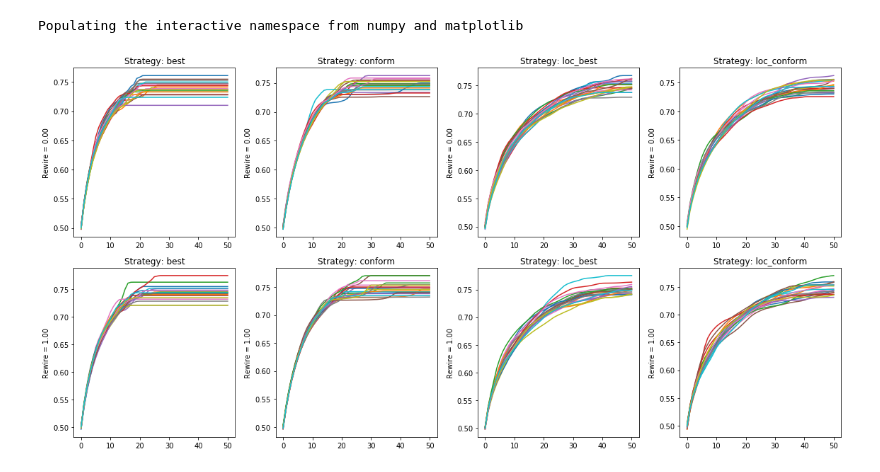
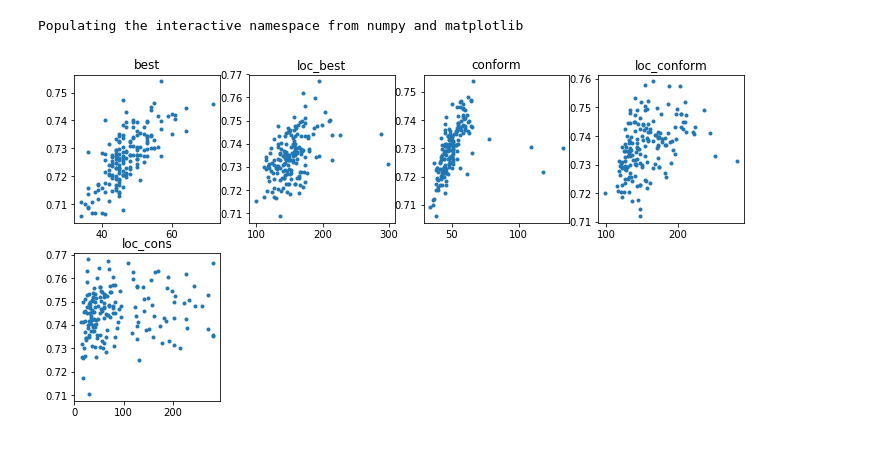
Before and after one commit to elplatt/NK-Net-Learn, a Jupyter notebook: Plot NK Network.ipynb, the cells around one changed output. Drawn from its saved outputs; the diff is of its cells as text; code cells hidden in the pictures.

```diff
--- a/Plot NK Network.ipynb
+++ b/Plot NK Network.ipynb
@@ -13,7 +23,7 @@ strategies = sorted(set(df_values["strategy"]))
 trials = sorted(set(df_values["trial"]))
 steps = sorted(set(df_values["step"]))
 # %%
-plt.figure(figsize=(16,4*len(rs)))
+plt.figure(figsize=(4*len(strategies),4*len(rs)))
 for i, r in enumerate(rs):
     df_rewire = df_values[df_values["rewire"] == r]
     for j, strategy in enumerate(strategies):
@@ -24,6 +34,5 @@ for i, r in enumerate(rs):
         for trial_n in trials:
             df_trial = df_strategy[df_strategy["trial"] == trial_n]
             plot(df_trial["step"], df_trial["value"])
+        plt.ylim([0.5, 0.8])
 plt.tight_layout()
-# %% [output]
-[figure, removed]
@@ -29,0 +49,38 @@ plt.tight_layout()
+# %%
+d_trial = []
+d_strat = []
+d_eff = []
+d_perf = []
+d_rewire = []
+d_degree = []
+d_converge = []
+for i, trial in enumerate(sorted(set(df_values["trial"]))):
+    for j, strategy in enumerate(strategies):
+        df_strat = df_values[df_values["strategy"] == strategy]
+        df = df_strat[df_strat["trial"] == trial]
+        eff = values_to_efficiency(list(df["value"]))
+        d_converge.append(values_to_converge(list(df["value"])))
+        d_trial.append(trial)
+        d_strat.append(strategy)
+        d_eff.append(eff)
+        d_rewire.append(df_runs["rewire"][trial])
+        d_degree.append(df_runs["degree"][trial])
+        d_perf.append(df_runs["%s_perf" % strategy][trial])
+df_eff = pd.DataFrame({
+    "trial": d_trial,
+    "rewire": d_rewire,
+    "degree": d_degree,
+    "strategy": d_strat,
+    "eff": d_eff,
+    "perf": d_perf,
+    "converge": d_converge
+})
+# %%
+plt.figure(figsize=(12,6))
+for i, strategy in enumerate(strategies):
+    plt.subplot(2,4, i+1)
+    plt.title(strategy)
+    df = df_eff[df_eff["strategy"] == strategy]
+    plot(df["converge"], df["perf"], '.')
+# %% [output]
+[figure, added]
```
Also changed, not shown: parts of 18 cells of this notebook.
